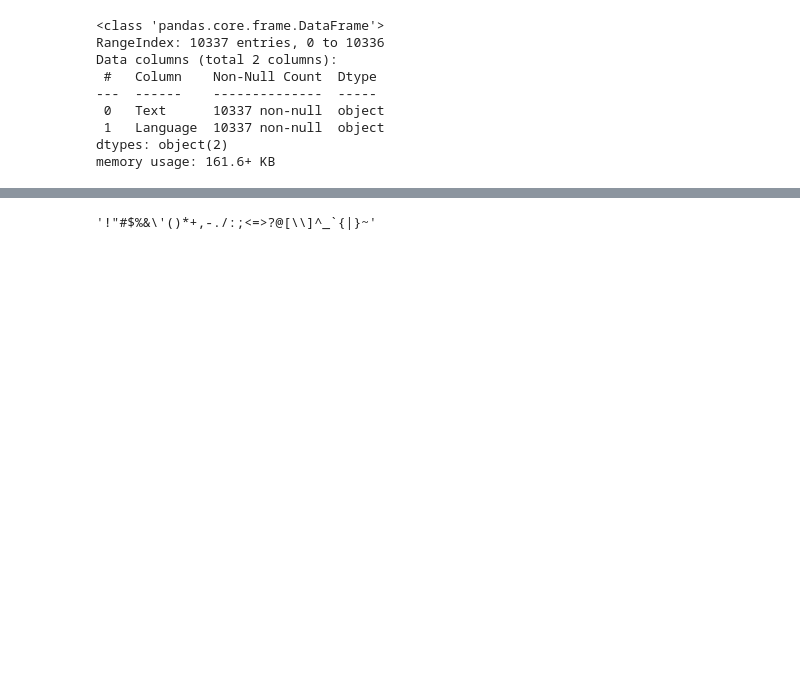
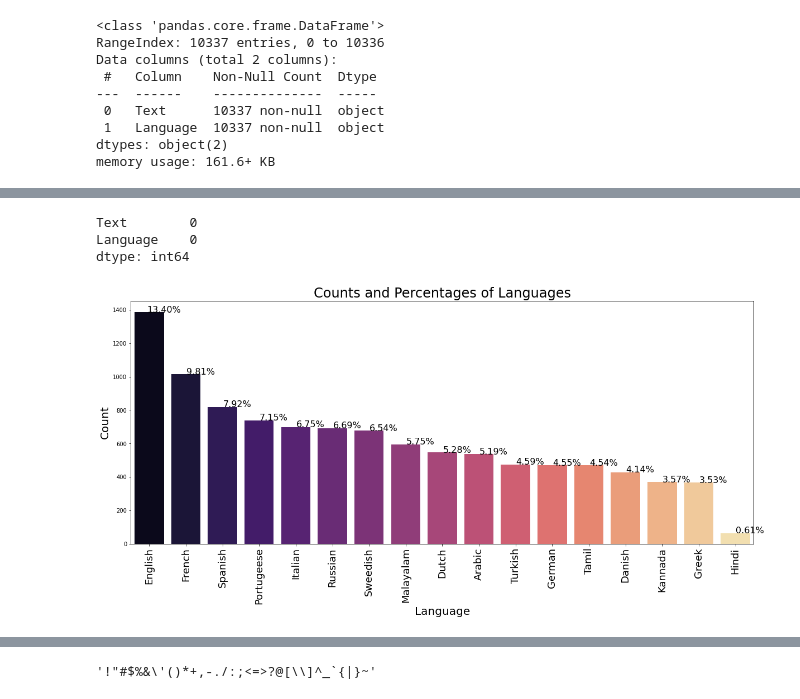
Before and after one commit to vishal815/Language_Predictor_ML_NLP, a Jupyter notebook: Untitled.ipynb, the cells around one changed output, grey strips where cells are left out. Cells and saved outputs as stored; diff of their text form; code cells hidden in the pictures; blank space fills up the shorter version.

```diff
--- a/Untitled.ipynb
+++ b/Untitled.ipynb
@@ -33,0 +75,25 @@ memory usage: 161.6+ KB
+# %%
+df.isnull().sum()
+# %% [output]
+Text        0
+Language    0
+dtype: int64
+# %%
+plt.figure(figsize=(20,8))
+
+total= float(len(df['Language']))
+ax= sns.countplot(x= 'Language', data= df, order= df['Language'].value_counts().index, palette= 'magma')
+
+for p in ax.patches:
+    percentage= '{:.2f}%'.format(100 * p.get_height()/total)
+    x= p.get_x() + p.get_width()
+    y= p.get_height()
+    ax.annotate(percentage, (x, y), fontsize=16, ha='center')
+
+plt.title('Counts and Percentages of Languages', fontsize=24)
+plt.xlabel("Language",fontsize=20)
+plt.ylabel("Count", fontsize=20)
+plt.xticks(size= 18, rotation=90)
+plt.show()
+# %% [output]
+[figure, added]
```
Also changed, not shown: parts of 27 cells of this notebook, 3 other files.
